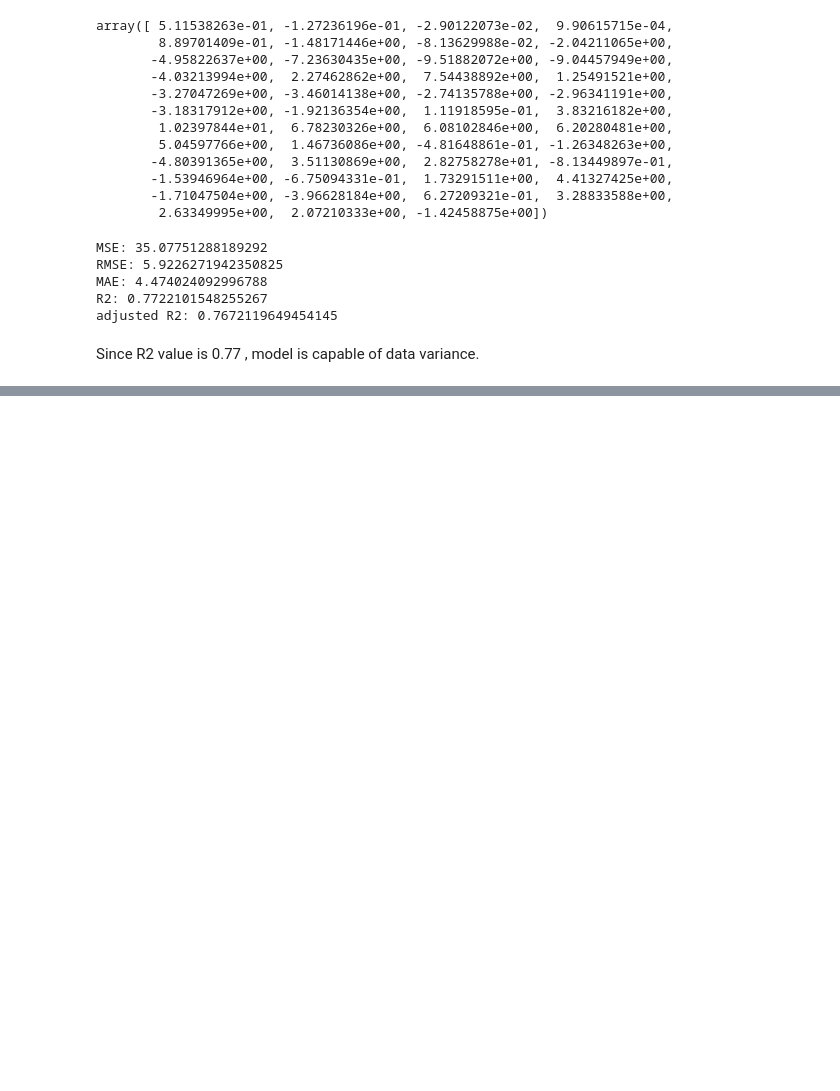
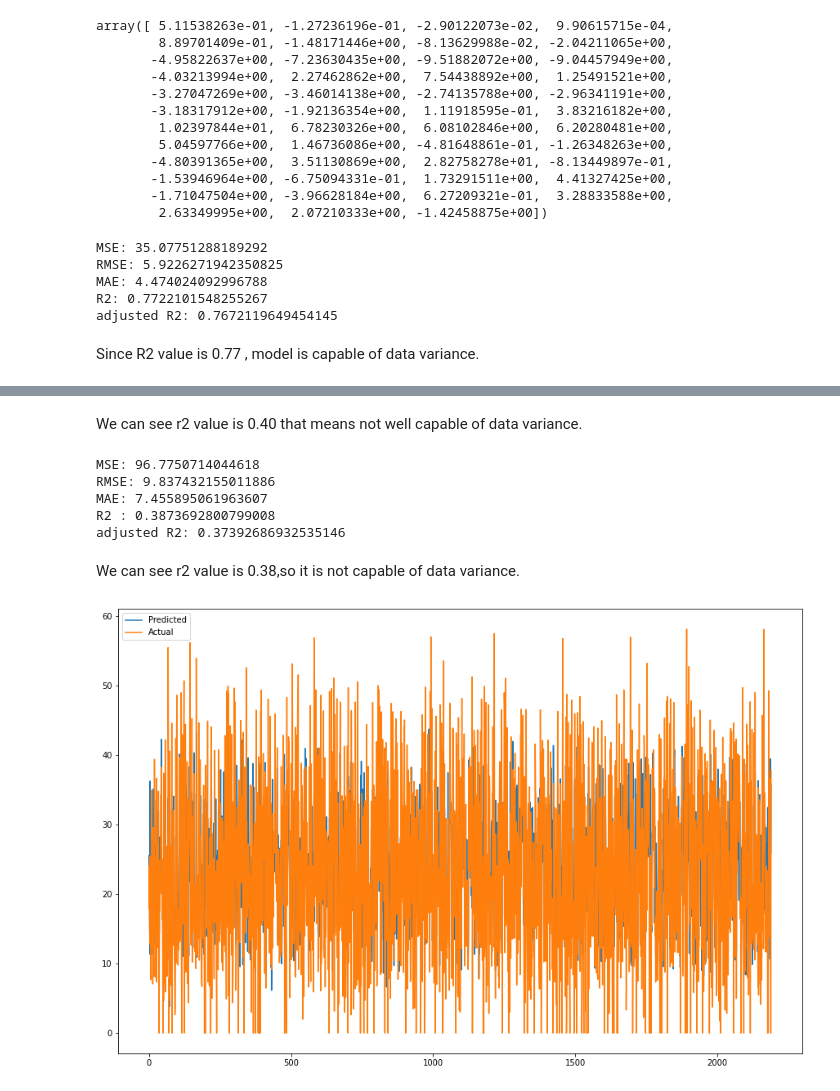
Before and after one commit to Meghanah97/Individual_project_bike_sharing_demand_prediction, a Jupyter notebook: Bike_Sharing_Demand_Prediction_Capstone_Project.ipynb, the cells around one changed output, grey strips where cells are left out. Saved outputs shown, nothing was run; the diff lists cells and outputs as text; code cells hidden in the pictures; blank space fills up the shorter version.

```diff
--- a/Bike_Sharing_Demand_Prediction_Capstone_Project.ipynb
+++ b/Bike_Sharing_Demand_Prediction_Capstone_Project.ipynb
@@ -906,0 +981,6 @@ Since R2 value is 0.77 , model is capable of data variance.
+# %%
+#fitting lasso model
+from sklearn.linear_model import Lasso
+las=Lasso(alpha=1.0,max_iter=3000)
+las.fit(X_train,Y_train)
+print(las.score(X_test,y_test),las.score(X_train,Y_train))
@@ -906,0 +989,4 @@ Since R2 value is 0.77 , model is capable of data variance.
+# %%
+#getting X train test value
+Y_pred_train_las=las.predict(X_train)
+Y_pred_test_las=las.predict(X_test)
@@ -906,0 +1013,2 @@ Since R2 value is 0.77 , model is capable of data variance.
+# %% [markdown]
+We can see r2 value is 0.40 that means not well capable of data variance.
@@ -906,0 +1025,23 @@ Since R2 value is 0.77 , model is capable of data variance.
+# %%
+
+from sklearn.metrics import mean_squared_error
+MSE_lin=mean_squared_error(y_test,Y_pred_test_las)
+print("MSE:",MSE_lin)
+RMSE_lin=np.sqrt(MSE_lin)
+print("RMSE:",RMSE_lin)
+MAE_lin=mean_absolute_error(y_test,Y_pred_test_las)
+print("MAE:",MAE_lin)
+
+from sklearn.metrics import r2_score
+r2_lin=r2_score((y_test),(Y_pred_test_las))
+print("R2 :",r2_lin)
+adjusted_R2_lin=(1-(1-r2_score((y_test),(Y_pred_test_las)))*((X_test.shape[0]-1)/(X_test.shape[0]-X_test.shape[1]-1)))
+print("adjusted R2:",1-(1-r2_score((y_test),(Y_pred_test_las)))*((X_test.shape[0]-1)/(X_test.shape[0]-X_test.shape[1]-1)))
+# %% [output]
+MSE: 96.7750714044618
+RMSE: 9.837432155011886
+MAE: 7.455895061963607
+R2 : 0.3873692800799008
+adjusted R2: 0.37392686932535146
+# %% [markdown]
+We can see r2 value is 0.38,so it is not capable of data variance.
@@ -906,0 +1057,8 @@ Since R2 value is 0.77 , model is capable of data variance.
+# %%
+plt.figure(figsize=(15,10))
+plt.plot(np.array(Y_pred_test_las))
+plt.plot(np.array((y_test)))
+plt.legend(["Predicted","Actual"])
+plt.show()
+# %% [output]
+[figure, added]
```
Also changed, not shown: parts of 20 cells of this notebook.
